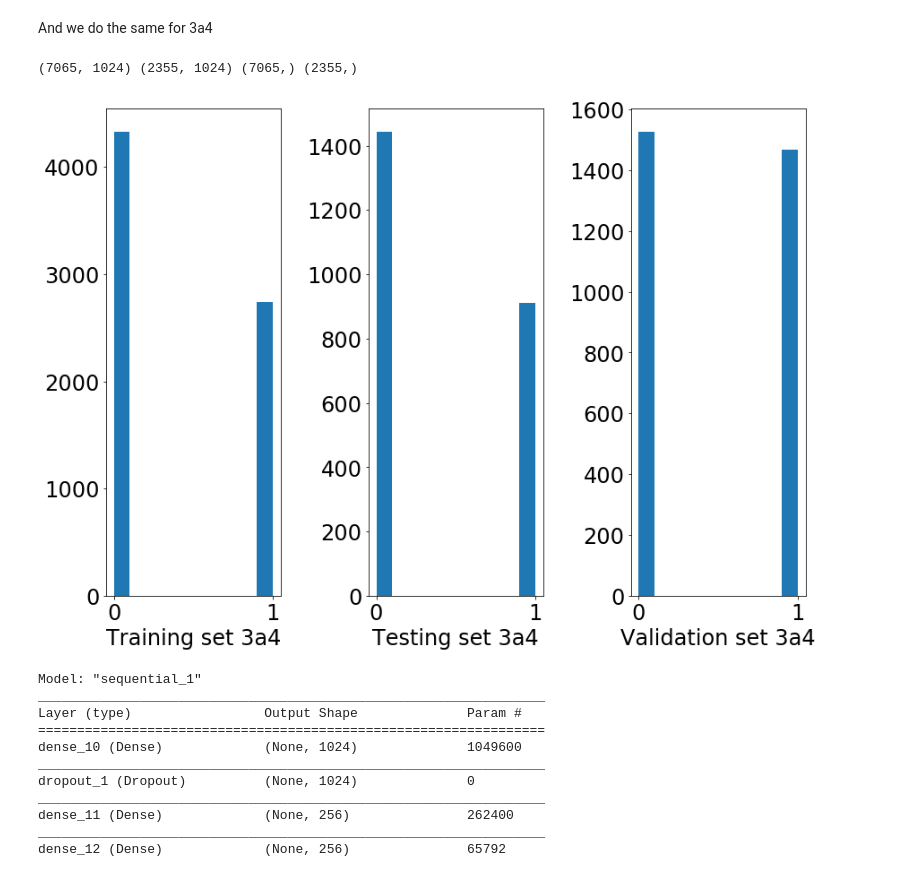
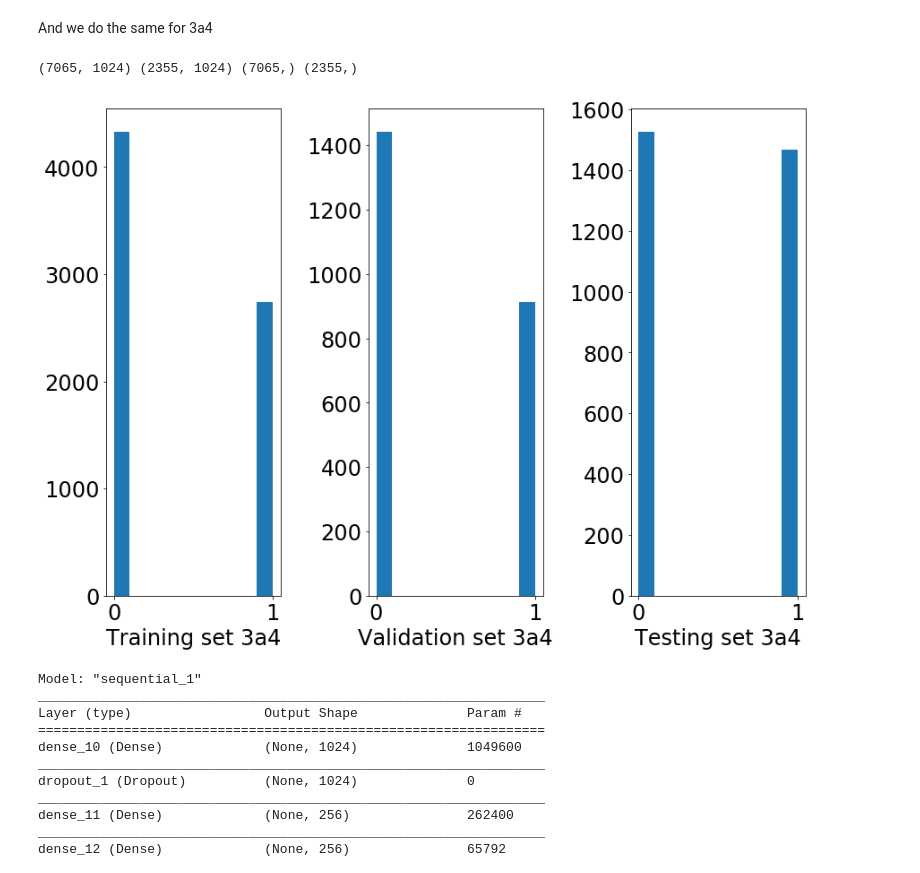
Before and after one commit to danielSoler93/drug_learning, a Jupyter notebook: drug_learning/2D/Deep_docking_CYP.ipynb, the cells around one changed output. Saved outputs shown, nothing was run; the diff lists cells and outputs as text; code cells hidden in the pictures.

Commit message:
Refactor dataset study notebook
Also change test/validation nomenclatures

```diff
--- a/drug_learning/2D/Deep_docking_CYP.ipynb
+++ b/drug_learning/2D/Deep_docking_CYP.ipynb
@@ -26,10 +27,10 @@ hyperparam_tunning = False
 shared_data = pd.read_csv(os.path.join(PATH_DATA, "shared_set_cyp.csv"))
 labels_2c9 = (shared_data["p450-cyp2c9 Activity Outcome"] == "Active").values.astype(int)
 labels_3a4 = (shared_data["p450-cyp3a4 Activity Outcome"] == "Active").values.astype(int)
-validation_2c9_data = pd.read_csv(os.path.join(PATH_DATA, "only_2c9_set_cyp.csv"))
-labels_validation_2c9 = (validation_2c9_data["p450-cyp2c9 Activity Outcome"] == "Active").values.astype(int)
-validation_3a4_data = pd.read_csv(os.path.join(PATH_DATA, "only_3a4_set_cyp.csv"))
-labels_validation_3a4 = (validation_3a4_data["p450-cyp3a4 Activity Outcome"] == "Active").values.astype(int)
+testing_2c9_data = pd.read_csv(os.path.join(PATH_DATA, "only_2c9_set_cyp.csv"))
+labels_testing_2c9 = (testing_2c9_data["p450-cyp2c9 Activity Outcome"] == "Active").values.astype(int)
+testing_3a4_data = pd.read_csv(os.path.join(PATH_DATA, "only_3a4_set_cyp.csv"))
+labels_testing_3a4 = (testing_3a4_data["p450-cyp3a4 Activity Outcome"] == "Active").values.astype(int)
 # %%
 fig, ax = plt.subplots(1, 4, figsize=(20,14))
 ax[0].hist(labels_2c9)
@@ -289,17 +291,17 @@ And we do the same for 3a4
 # %%
 train_data_3a4, test_data_3a4, train_labels_3a4, test_labels_3a4 = train_test_split(features_shared, labels_3a4, stratify=labels_3a4)
 print(train_data_3a4.shape, test_data_3a4.shape, train_labels_3a4.shape, test_labels_3a4.shape)
 fig, ax = plt.subplots(1, 3, figsize=(14,10))
 ax[0].hist(train_labels_3a4)
 ax[0].set_xlabel("Training set 3a4")
 ax[1].hist(test_labels_3a4)
-ax[1].set_xlabel("Testing set 3a4")
-ax[2].hist(labels_validation_3a4)
-ax[2].set_xlabel("Validation set 3a4")
+ax[1].set_xlabel("Validation set 3a4")
+ax[2].hist(labels_testing_3a4)
+ax[2].set_xlabel("Testing set 3a4")
 plt.subplots_adjust(wspace=0.5)
 # %% [output]
 (7065, 1024) (2355, 1024) (7065,) (2355,)
-[figure, old version]
+[figure, new version]
 # %%
 hidden_layers = 8
 neurons = 256
```
Also changed, not shown: parts of 10 cells of this notebook, 10 other files.
